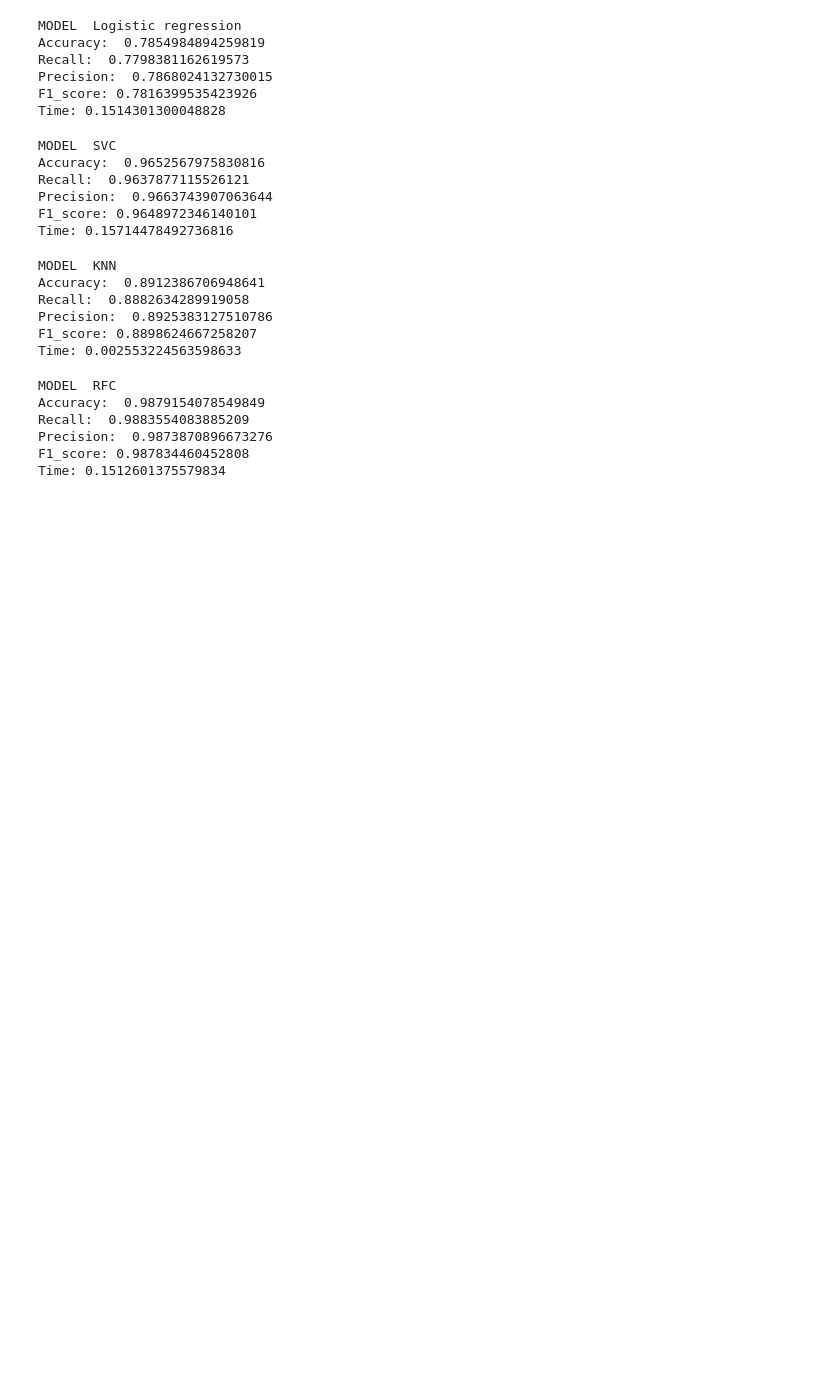
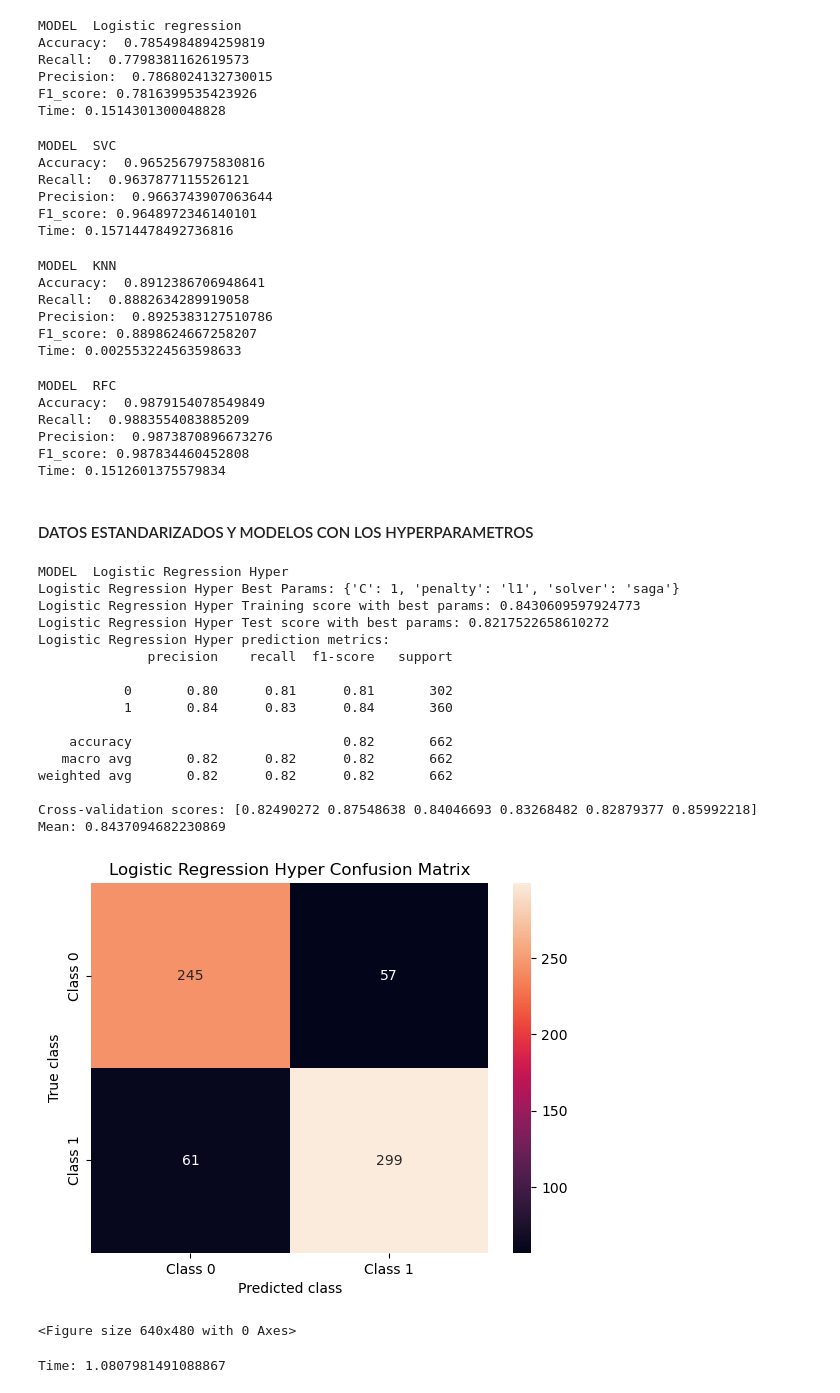
Before and after one commit to jonaprg/Jordan_vs_Lebron_Prediction, a Jupyter notebook: notebooks/develop/LebronVsJordanPrediction.ipynb, the cells around one changed output. Cells and saved outputs as stored; diff of their text form; code cells hidden in the pictures; blank space fills up the shorter version.

```diff
--- a/notebooks/develop/LebronVsJordanPrediction.ipynb
+++ b/notebooks/develop/LebronVsJordanPrediction.ipynb
@@ -460,3 +459,29 @@ Recall:  0.9883554083885209
 Precision:  0.9873870896673276
 F1_score: 0.987834460452808
 Time: 0.1512601375579834
+# %% [markdown]
+#### DATOS ESTANDARIZADOS Y MODELOS CON LOS HYPERPARAMETROS
+# %%
+x_t, x_v, y_t, y_v = train_test_split(X_standarize, y, train_size=0.7, random_state=40)
+# %%
+logisticRegression(x_t, x_v, y_t, y_v, True)
+# %% [output]
+MODEL  Logistic Regression Hyper
+Logistic Regression Hyper Best Params: {'C': 1, 'penalty': 'l1', 'solver': 'saga'}
+Logistic Regression Hyper Training score with best params: 0.8430609597924773
+Logistic Regression Hyper Test score with best params: 0.8217522658610272
+Logistic Regression Hyper prediction metrics:
+              precision    recall  f1-score   support
+
+           0       0.80      0.81      0.81       302
+           1       0.84      0.83      0.84       360
+
+    accuracy                           0.82       662
+   macro avg       0.82      0.82      0.82       662
+weighted avg       0.82      0.82      0.82       662
+
+Cross-validation scores: [0.82490272 0.87548638 0.84046693 0.83268482 0.82879377 0.85992218]
+Mean: 0.8437094682230869
+[figure, added]
+<Figure size 640x480 with 0 Axes>
+Time: 1.0807981491088867
```
Also changed, not shown: parts of 13 cells of this notebook.
